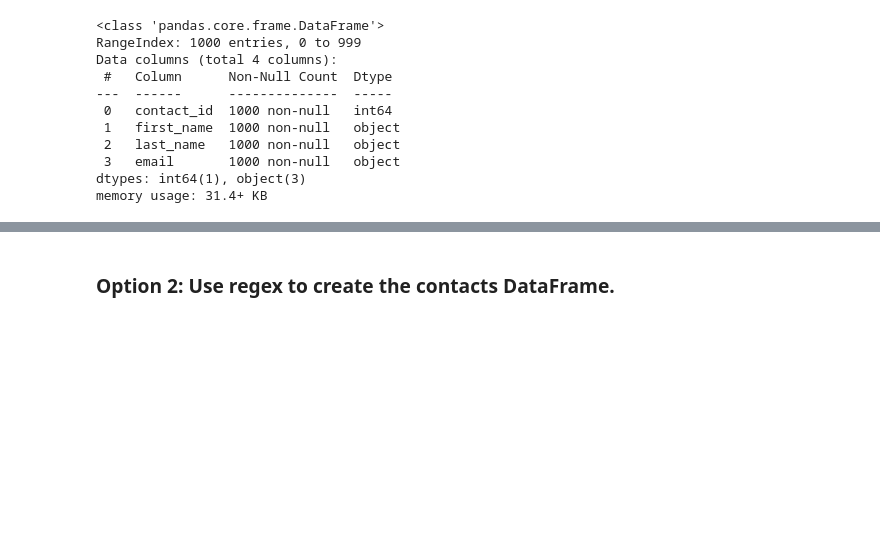
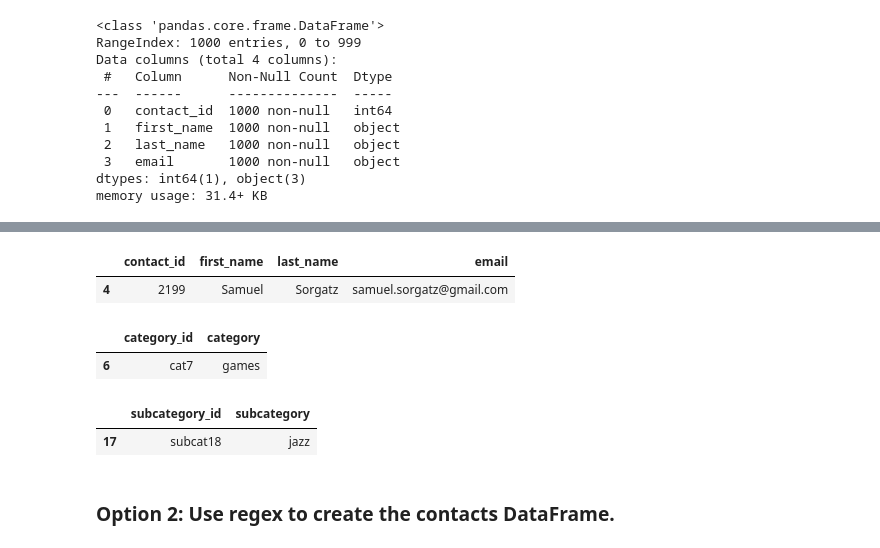
Before and after one commit to SandraBotica/Crowdfunding_ETL, a Jupyter notebook: ETL_Mini_Project_SBotica.ipynb, the cells around one changed output, grey strips where cells are left out. Cells and saved outputs as stored; diff of their text form; code cells hidden in the pictures; blank space fills up the shorter version.

```diff
--- a/ETL_Mini_Project_SBotica.ipynb
+++ b/ETL_Mini_Project_SBotica.ipynb
@@ -555,2 +594,20 @@ contacts_df_clean.to_csv("Resources/contacts.csv", encoding='utf8', index=False)
+# %%
+# Checking contacts table in crowdfunding database in pgAdmin matches values from SELECT statements
+contacts_df_clean.loc[contacts_df_clean["first_name"]== 'Samuel']
+# %% [output]
+|  | contact_id | first_name | last_name | email |
+| 4 | 2199 | Samuel | Sorgatz | samuel.sorgatz@gmail.com |
+# %%
+# Checking category table in crowdfunding database in pgAdmin matches values from SELECT statements
+category_df.loc[category_df["category_id"] == 'cat7']
+# %% [output]
+|  | category_id | category |
+| 6 | cat7 | games |
+# %%
+# Checking subcategory table in crowdfunding database in pgAdmin matches values from SELECT statements
+subcategory_df.loc[subcategory_df["subcategory"] == 'jazz']
+# %% [output]
+|  | subcategory_id | subcategory |
+| 17 | subcat18 | jazz |
 # %% [markdown]
 ### Option 2: Use regex to create the contacts DataFrame.
```
Also changed, not shown: parts of 8 cells of this notebook, 5 other files.
